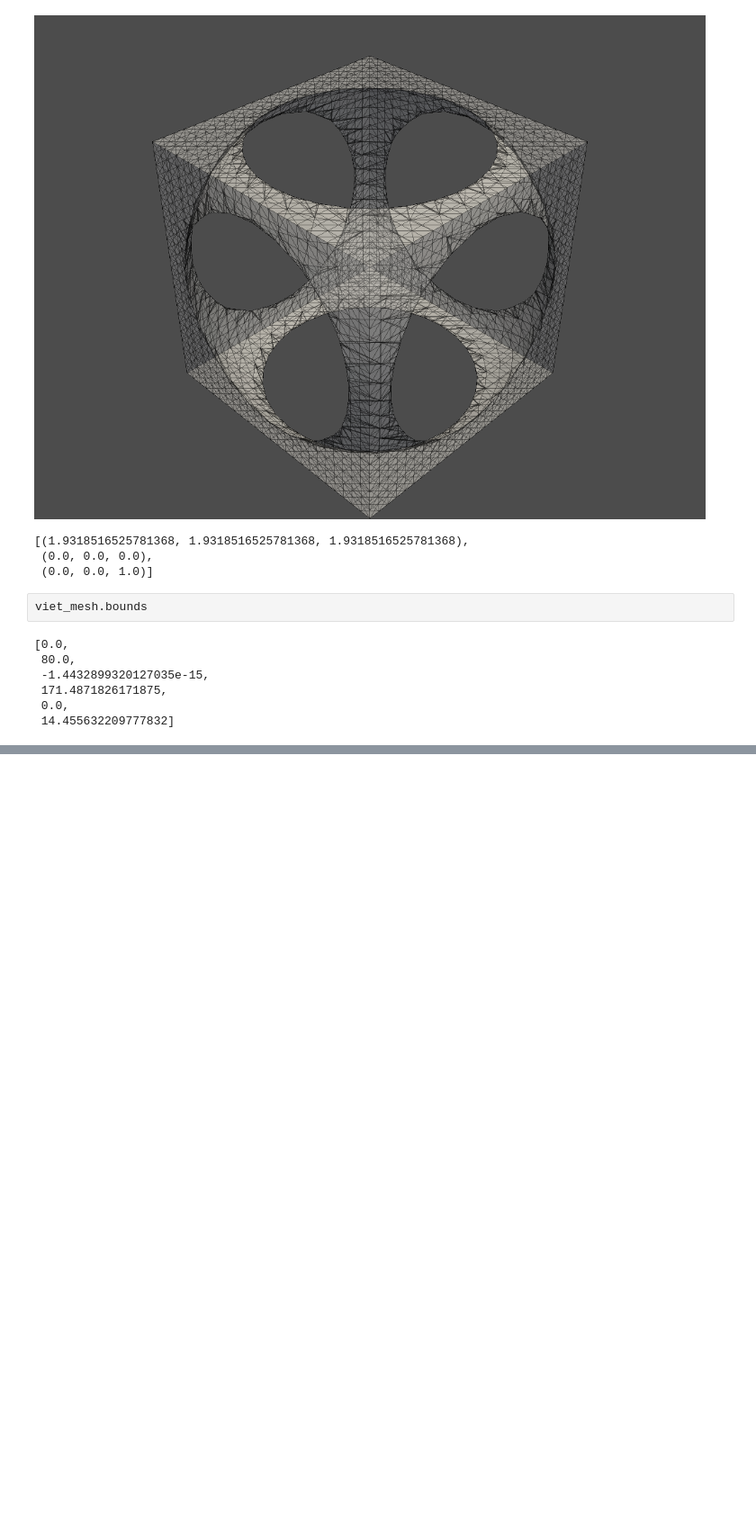
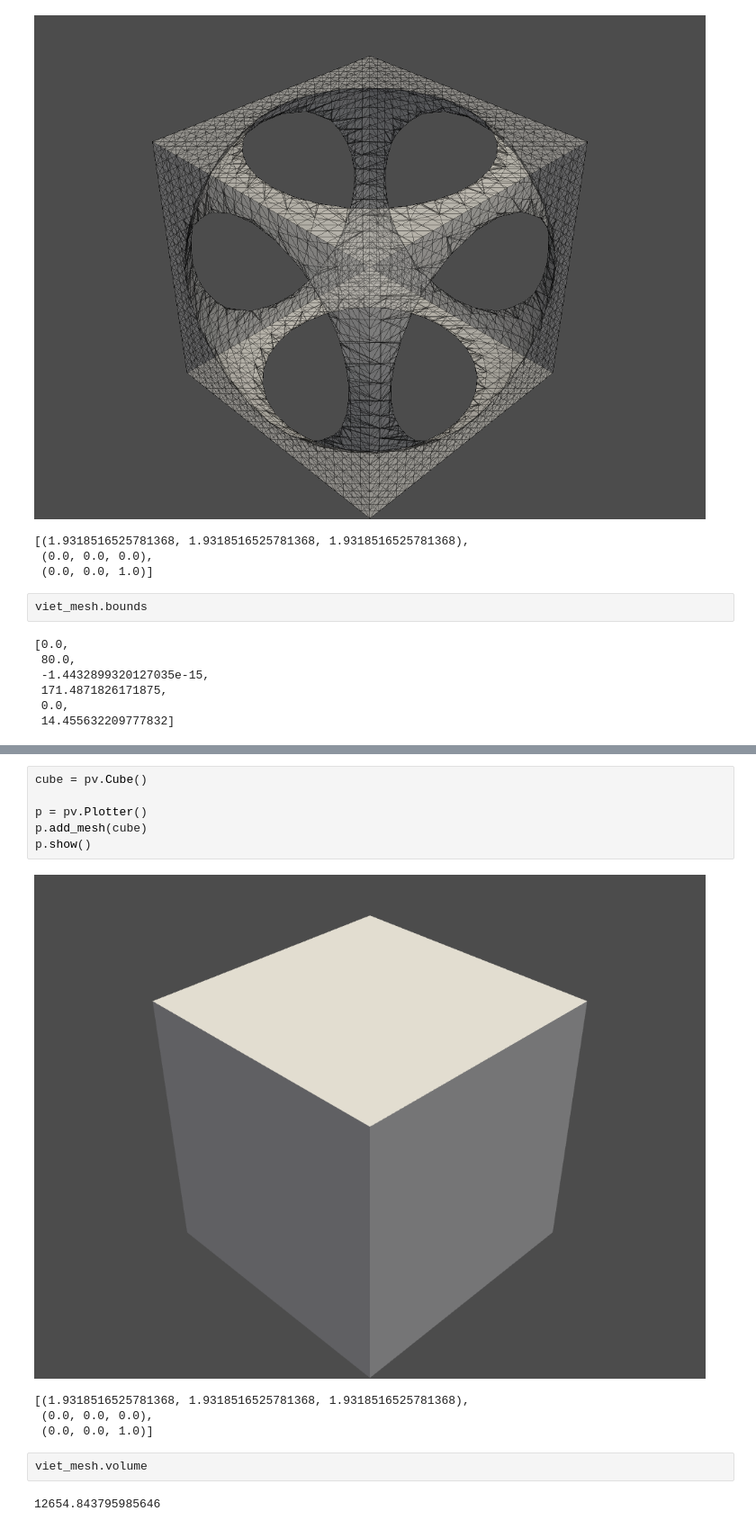
Before and after one commit to nickvazz/Puzzle3D, a Jupyter notebook: ExplorePyvisaMesh.ipynb, the cells around one changed output, grey strips where cells are left out. Shown at 90% size. Saved outputs shown, nothing was run; the diff lists cells and outputs as text; blank space fills up the shorter version.

```diff
--- a/ExplorePyvisaMesh.ipynb
+++ b/ExplorePyvisaMesh.ipynb
@@ -163,0 +210,15 @@ viet_mesh.bounds
+# %%
+cube = pv.Cube()
+
+p = pv.Plotter()
+p.add_mesh(cube)
+p.show()
+# %% [output]
+[figure, added]
+[(1.9318516525781368, 1.9318516525781368, 1.9318516525781368),
+ (0.0, 0.0, 0.0),
+ (0.0, 0.0, 1.0)]
+# %%
+viet_mesh.volume
+# %% [output]
+12654.843795985646
```
Also changed, not shown: parts of 38 cells of this notebook, 2 other files.
